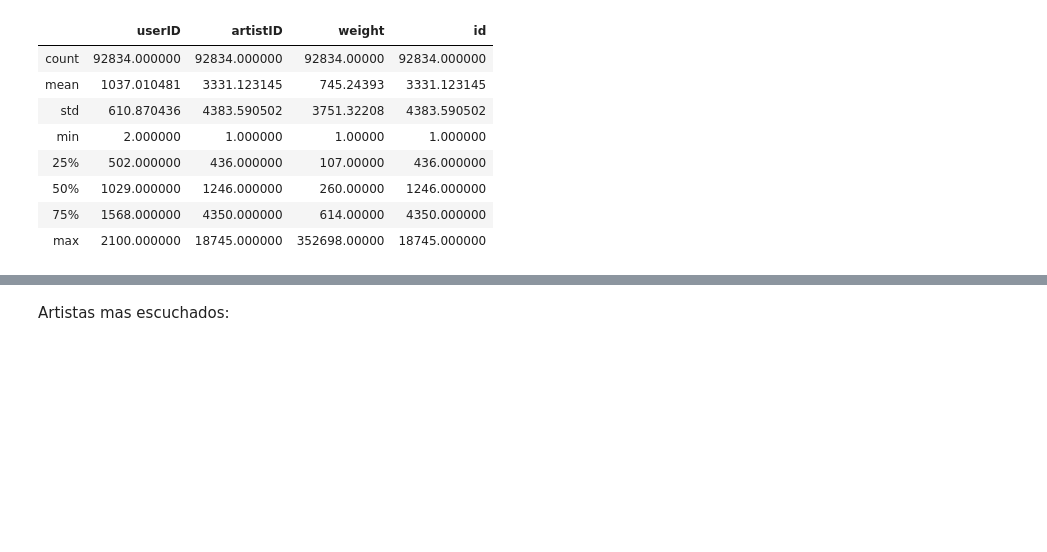
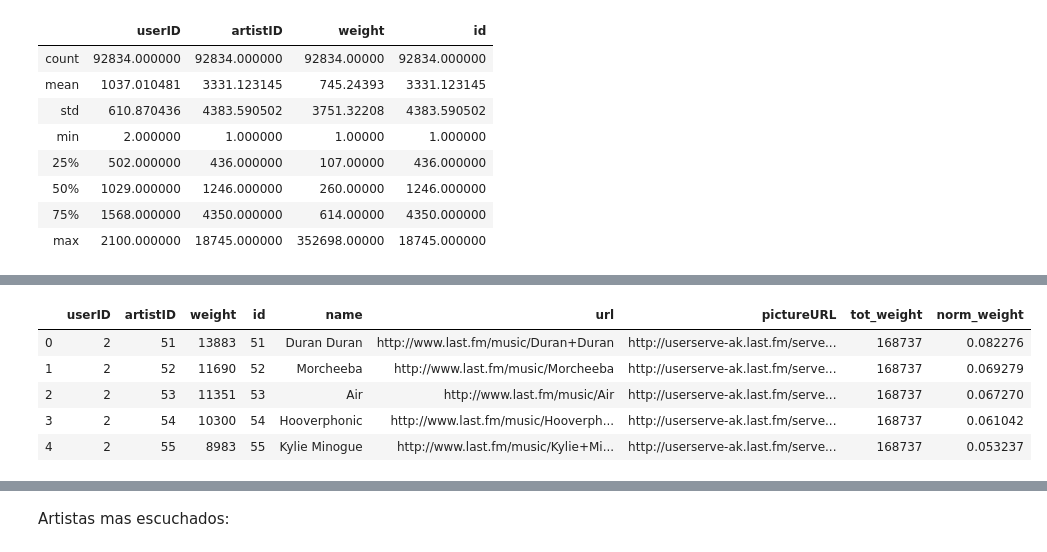
Before and after one commit to mnuclle/DiploDatos, a Jupyter notebook: 07 - Sistemas de Recomendación/SistemasDeRecomendacion-master/practico_1.ipynb, the cells around one changed output, grey strips where cells are left out. Saved outputs shown, nothing was run; the diff lists cells and outputs as text; code cells hidden in the pictures; blank space fills up the shorter version.

```diff
--- a/07 - Sistemas de Recomendación/SistemasDeRecomendacion-master/practico_1.ipynb
+++ b/07 - Sistemas de Recomendación/SistemasDeRecomendacion-master/practico_1.ipynb
@@ -68,0 +90,11 @@ df_analisis.describe()
+# %%
+df_analisis_norm = pd.merge(df_analisis,df_analisis_tot,how='inner',on=['userID'])
+df_analisis_norm['norm_weight'] = df_analisis_norm['weight']/df_analisis_norm['tot_weight']
+df_analisis_norm.head()
+# %% [output]
+|  | userID | artistID | weight | id | name | url | pictureURL | tot_weight | norm_weight |
+| 0 | 2 | 51 | 13883 | 51 | Duran Duran | http://www.last.fm/music/Duran+Duran | http://userserve-ak.last.fm/serve... | 168737 | 0.082276 |
+| 1 | 2 | 52 | 11690 | 52 | Morcheeba | http://www.last.fm/music/Morcheeba | http://userserve-ak.last.fm/serve... | 168737 | 0.069279 |
+| 2 | 2 | 53 | 11351 | 53 | Air | http://www.last.fm/music/Air | http://userserve-ak.last.fm/serve... | 168737 | 0.067270 |
+| 3 | 2 | 54 | 10300 | 54 | Hooverphonic | http://www.last.fm/music/Hooverph... | http://userserve-ak.last.fm/serve... | 168737 | 0.061042 |
+| 4 | 2 | 55 | 8983 | 55 | Kylie Minogue | http://www.last.fm/music/Kylie+Mi... | http://userserve-ak.last.fm/serve... | 168737 | 0.053237 |
```
Also changed, not shown: parts of 32 cells of this notebook.
